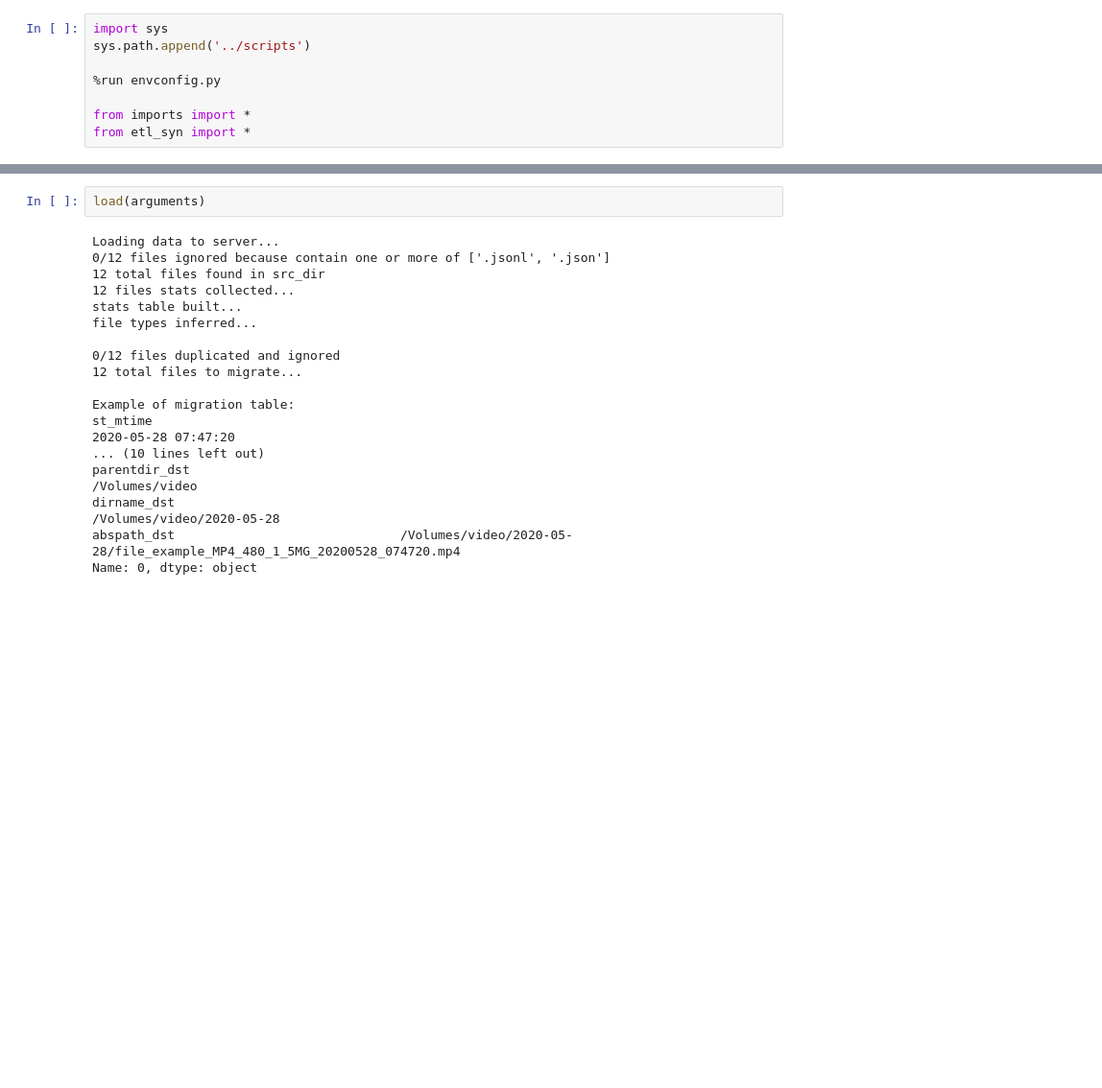
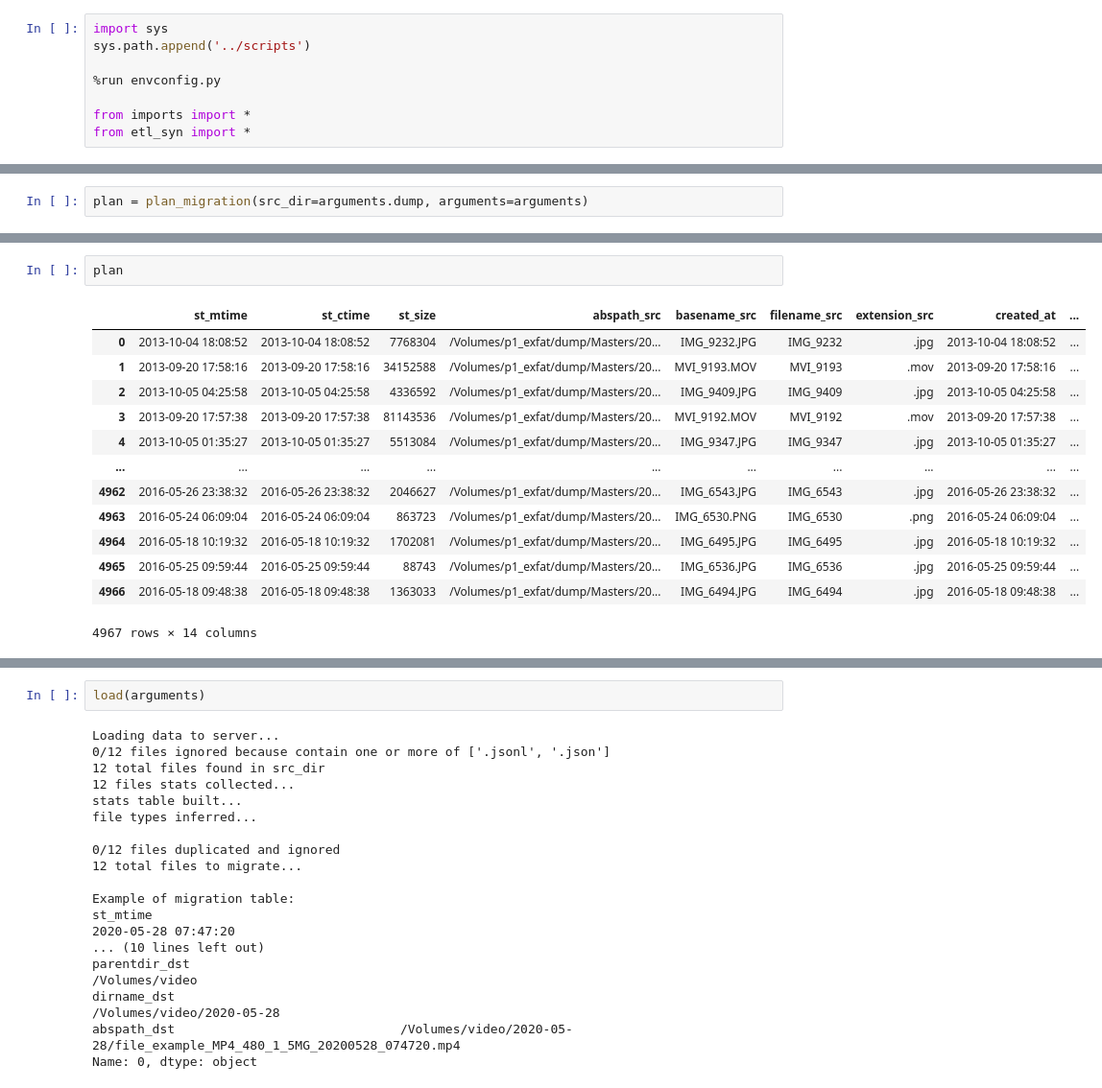
Before and after one commit to LorisMarini/synology, a Jupyter notebook: notebooks/development-etl-v2.ipynb, the cells around one changed output, grey strips where cells are left out. Shown at 96% size. Drawn from its saved outputs; the diff is of its cells as text; blank space fills up the shorter version.

```diff
--- a/notebooks/development-etl-v2.ipynb
+++ b/notebooks/development-etl-v2.ipynb
@@ -19,0 +15,2 @@ could not find directory /Users/lorismarini/ds918/staging/archive, just created
+# %%
+plan = plan_migration(src_dir=arguments.dump, arguments=arguments)
@@ -20,3 +39,19 @@ could not find directory /Users/lorismarini/ds918/staging/archive, just created
+# %%
+plan
+# %% [output]
+|  | st_mtime | st_ctime | st_size | abspath_src | basename_src | filename_src | extension_src | created_at | ... |
+| 0 | 2013-10-04 18:08:52 | 2013-10-04 18:08:52 | 7768304 | /Volumes/p1_exfat/dump/Masters/20... | IMG_9232.JPG | IMG_9232 | .jpg | 2013-10-04 18:08:52 | ... |
+| 1 | 2013-09-20 17:58:16 | 2013-09-20 17:58:16 | 34152588 | /Volumes/p1_exfat/dump/Masters/20... | MVI_9193.MOV | MVI_9193 | .mov | 2013-09-20 17:58:16 | ... |
+| 2 | 2013-10-05 04:25:58 | 2013-10-05 04:25:58 | 4336592 | /Volumes/p1_exfat/dump/Masters/20... | IMG_9409.JPG | IMG_9409 | .jpg | 2013-10-05 04:25:58 | ... |
+| 3 | 2013-09-20 17:57:38 | 2013-09-20 17:57:38 | 81143536 | /Volumes/p1_exfat/dump/Masters/20... | MVI_9192.MOV | MVI_9192 | .mov | 2013-09-20 17:57:38 | ... |
+| 4 | 2013-10-05 01:35:27 | 2013-10-05 01:35:27 | 5513084 | /Volumes/p1_exfat/dump/Masters/20... | IMG_9347.JPG | IMG_9347 | .jpg | 2013-10-05 01:35:27 | ... |
+| ... | ... | ... | ... | ... | ... | ... | ... | ... | ... |
+| 4962 | 2016-05-26 23:38:32 | 2016-05-26 23:38:32 | 2046627 | /Volumes/p1_exfat/dump/Masters/20... | IMG_6543.JPG | IMG_6543 | .jpg | 2016-05-26 23:38:32 | ... |
+| 4963 | 2016-05-24 06:09:04 | 2016-05-24 06:09:04 | 863723 | /Volumes/p1_exfat/dump/Masters/20... | IMG_6530.PNG | IMG_6530 | .png | 2016-05-24 06:09:04 | ... |
+| 4964 | 2016-05-18 10:19:32 | 2016-05-18 10:19:32 | 1702081 | /Volumes/p1_exfat/dump/Masters/20... | IMG_6495.JPG | IMG_6495 | .jpg | 2016-05-18 10:19:32 | ... |
+| 4965 | 2016-05-25 09:59:44 | 2016-05-25 09:59:44 | 88743 | /Volumes/p1_exfat/dump/Masters/20... | IMG_6536.JPG | IMG_6536 | .jpg | 2016-05-25 09:59:44 | ... |
+| 4966 | 2016-05-18 09:48:38 | 2016-05-18 09:48:38 | 1363033 | /Volumes/p1_exfat/dump/Masters/20... | IMG_6494.JPG | IMG_6494 | .jpg | 2016-05-18 09:48:38 | ... |
+4967 rows × 14 columns
 # %%
 stage(arguments)
 # %% [output]
```
Also changed, not shown: parts of 4 cells of this notebook, 23 other files.
